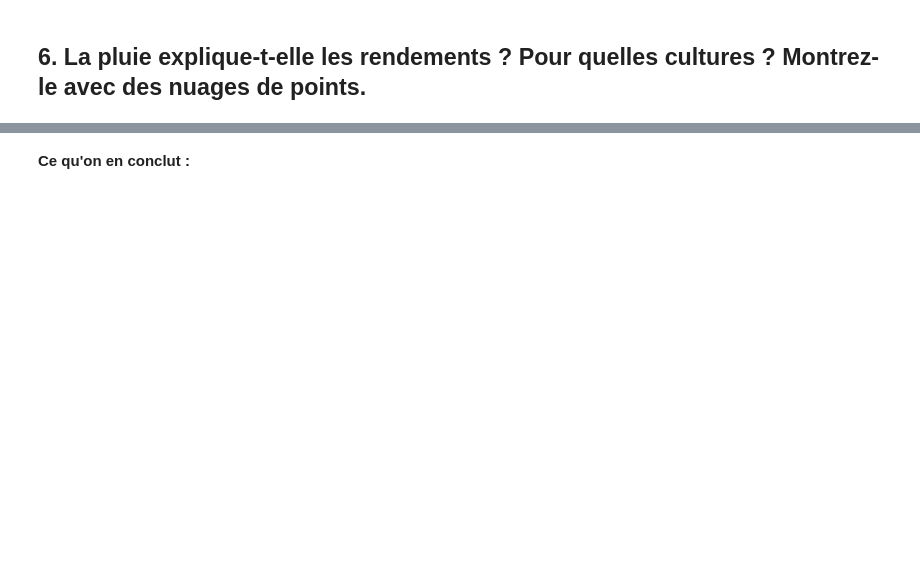
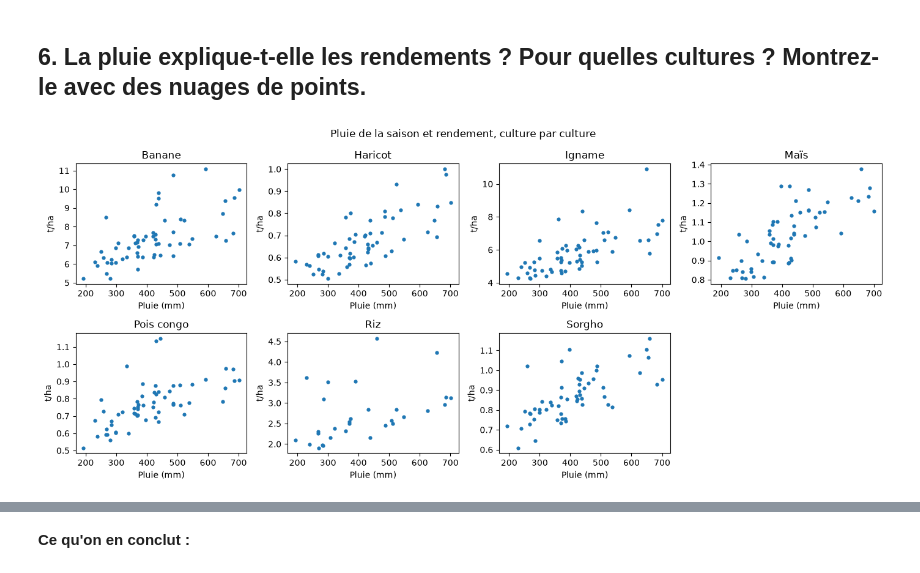
Before and after one commit to Dukensteeve/projet-data-recoltes, a Jupyter notebook: exploration.ipynb, the cells around one changed output, grey strips where cells are left out. Saved outputs shown, nothing was run; the diff lists cells and outputs as text; code cells hidden in the pictures; blank space fills up the shorter version.

```diff
--- a/exploration.ipynb
+++ b/exploration.ipynb
@@ -197,2 +342,19 @@ complet.to_csv("donnees/recoltes_propre.csv", index=False)
 # %% [markdown]
 ## 6. La pluie explique-t-elle les rendements ? Pour quelles cultures ? Montrez-le avec des nuages de points.
+# %%
+liste_cultures = sorted(complet["culture"].unique())
+fig, axes = plt.subplots(2, 4, figsize=(14, 6))
+
+for ax, nom in zip(axes.flat, liste_cultures):
+    une = complet[complet["culture"] == nom]
+    ax.scatter(une["pluie_mm"], une["rendement_t_ha"], s=12)
+    ax.set_title(nom)
+    ax.set_xlabel("Pluie (mm)")
+    ax.set_ylabel("t/ha")
+
+axes.flat[-1].set_visible(False)
+fig.suptitle("Pluie de la saison et rendement, culture par culture")
+plt.tight_layout()
+plt.show()
+# %% [output]
+[figure, added]
```
Also changed, not shown: parts of 18 cells of this notebook, 2 other files.
